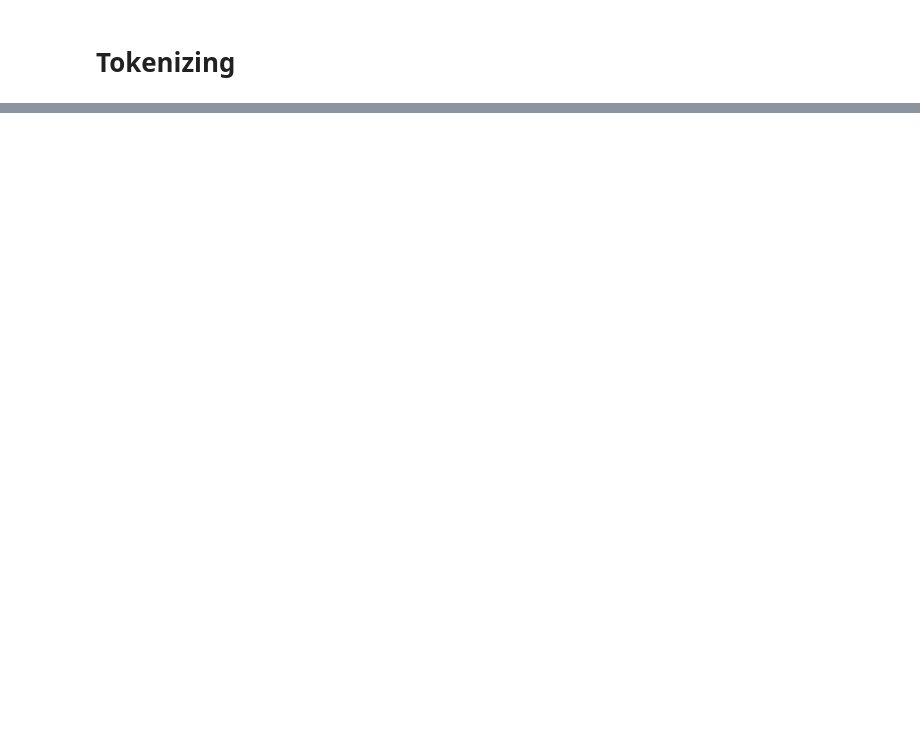
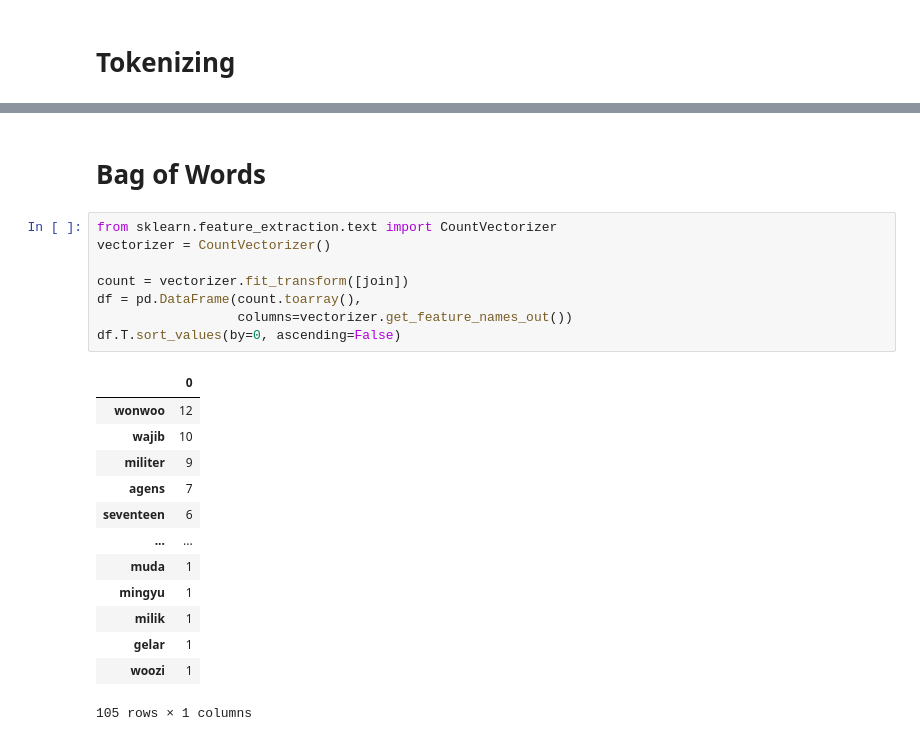
Before and after one commit to firarru/Text-Mining, a Jupyter notebook: Tugas_2_Text_Mining.ipynb, the cells around one changed output, grey strips where cells are left out. Cells and saved outputs as stored; diff of their text form; blank space fills up the shorter version.

```diff
--- a/Tugas_2_Text_Mining.ipynb
+++ b/Tugas_2_Text_Mining.ipynb
@@ -132,0 +208,24 @@ ValueError: empty vocabulary; perhaps the documents only contain stop words
+# %% [markdown]
+# **Bag of Words**
+# %%
+from sklearn.feature_extraction.text import CountVectorizer
+vectorizer = CountVectorizer()
+
+count = vectorizer.fit_transform([join])
+df = pd.DataFrame(count.toarray(),
+                  columns=vectorizer.get_feature_names_out())
+df.T.sort_values(by=0, ascending=False)
+# %% [output]
+|  | 0 |
+| wonwoo | 12 |
+| wajib | 10 |
+| militer | 9 |
+| agens | 7 |
+| seventeen | 6 |
+| ... | ... |
+| muda | 1 |
+| mingyu | 1 |
+| milik | 1 |
+| gelar | 1 |
+| woozi | 1 |
+105 rows × 1 columns
```
Also changed, not shown: parts of 29 cells of this notebook.
